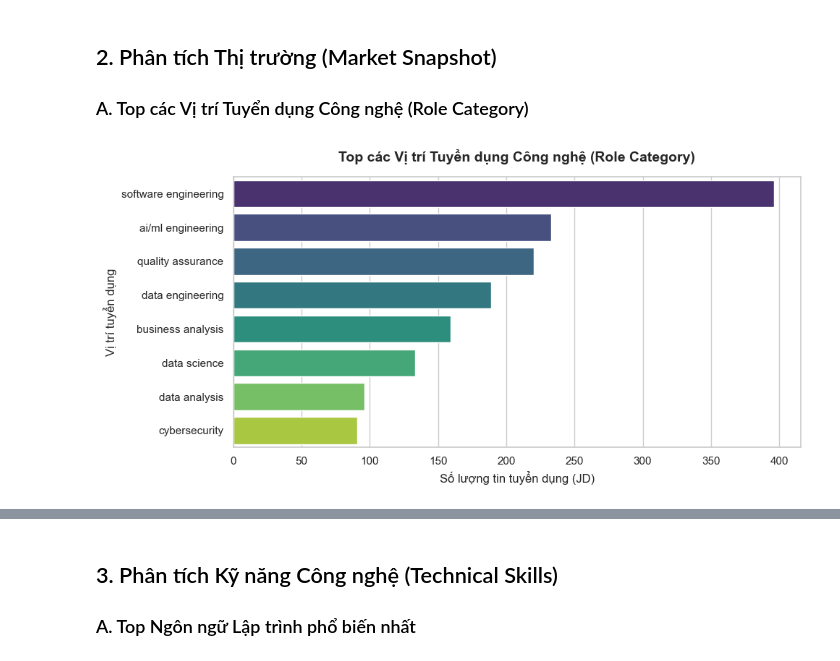
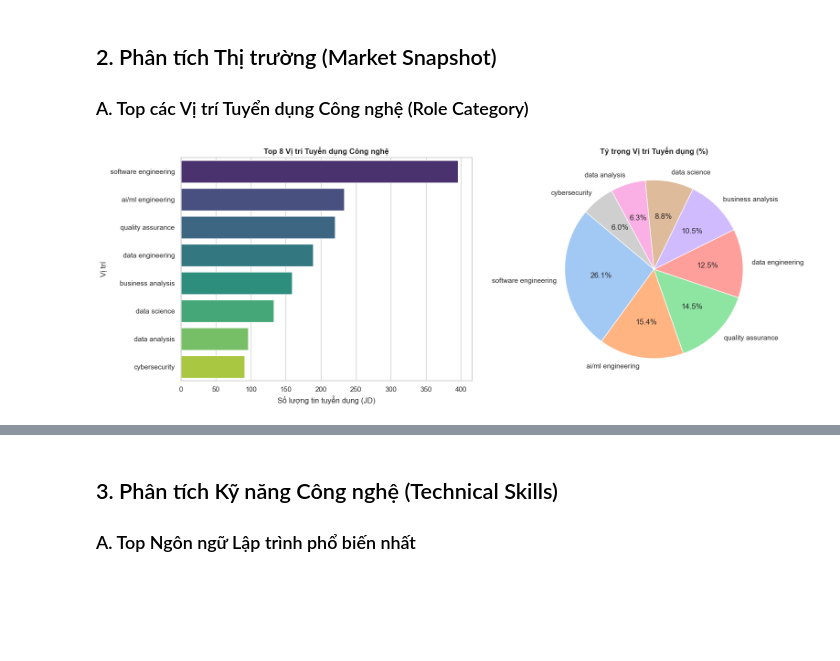
Before and after one commit to Phucsbinz/code_scratch_data, a Jupyter notebook: Research_Report.ipynb, the cells around one changed output, grey strips where cells are left out. Cells and saved outputs as stored; diff of their text form; code cells hidden in the pictures; blank space fills up the shorter version.

Commit message:
feat: add comprehensive analytical plots and heatmaps to Research_Report.ipynb

```diff
--- a/Research_Report.ipynb
+++ b/Research_Report.ipynb
@@ -56,14 +56,20 @@ Tổng số tin tuyển dụng (JD) đưa vào phân tích: 837
 # %%
 # Đếm tần suất vị trí tuyển dụng
 role_series = df['role_category'].explode().dropna()
 role_counts = role_series.value_counts().head(8)
 
-plt.figure(figsize=(10, 5))
-sns.barplot(x=role_counts.values, y=role_counts.index, hue=role_counts.index, palette="viridis", legend=False)
-plt.title("Top các Vị trí Tuyển dụng Công nghệ (Role Category)", fontsize=14, fontweight='bold', pad=15)
-plt.xlabel("Số lượng tin tuyển dụng (JD)")
-plt.ylabel("Vị trí tuyển dụng")
+fig, axes = plt.subplots(1, 2, figsize=(16, 6))
+# Biểu đồ cột
+sns.barplot(ax=axes[0], x=role_counts.values, y=role_counts.index, hue=role_counts.index, palette="viridis", legend=False)
+axes[0].set_title("Top 8 Vị trí Tuyển dụng Công nghệ", fontsize=12, fontweight='bold')
+axes[0].set_xlabel("Số lượng tin tuyển dụng (JD)")
+axes[0].set_ylabel("Vị trí")
+
+# Biểu đồ tròn
+axes[1].pie(role_counts.values, labels=role_counts.index, autopct='%1.1f%%', startangle=140, colors=sns.color_palette("pastel"))
+axes[1].set_title("Tỷ trọng Vị trí Tuyển dụng (%)", fontsize=12, fontweight='bold')
+
 plt.tight_layout()
 plt.show()
 # %% [output]
-[figure, old version]
+[figure, new version]
```
Also changed, not shown: parts of 11 cells of this notebook.
